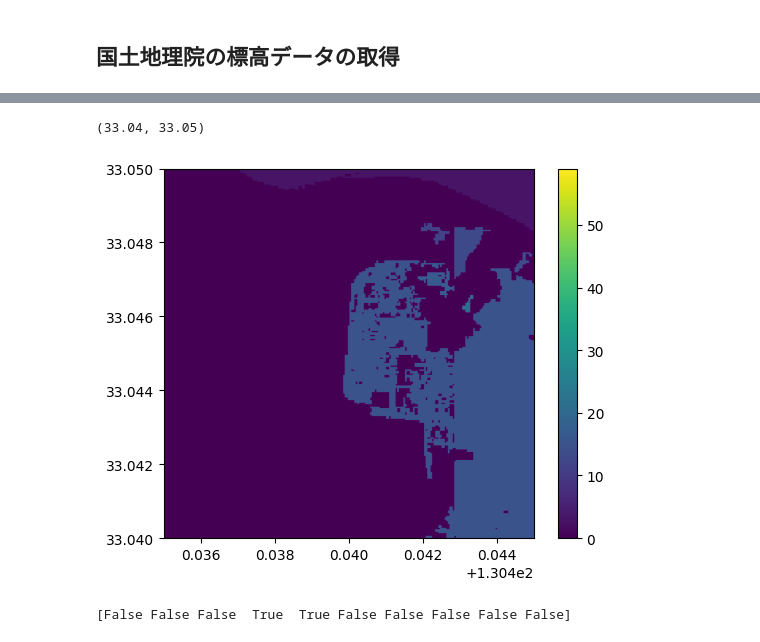
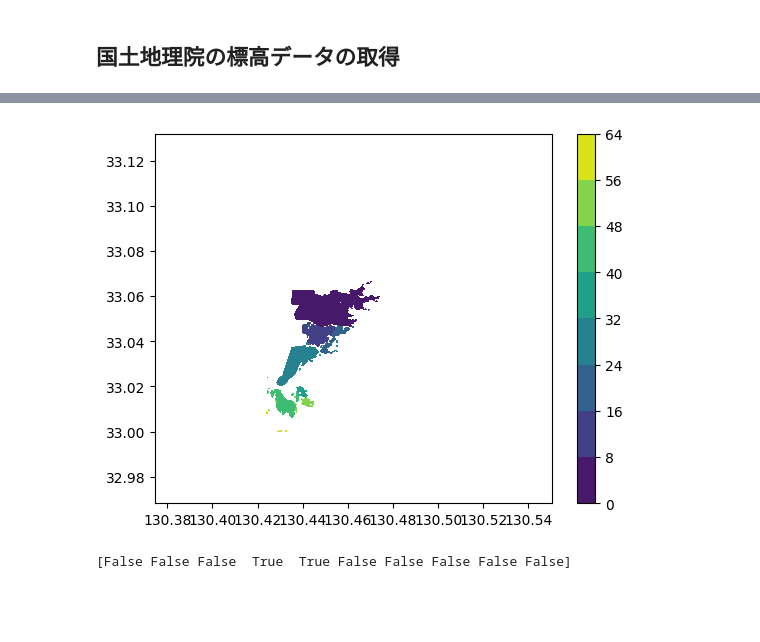
Before and after one commit to eukarya-inc/plateau-2023-uc01-satellite-analytics, a Jupyter notebook: PLATEAU-FloodSAR/s1-s3_GIAJ_FloodArea_Raster.ipynb, the cells around one changed output, grey strips where cells are left out. Saved outputs shown, nothing was run; the diff lists cells and outputs as text; code cells hidden in the pictures; blank space fills up the shorter version.

```diff
--- a/PLATEAU-FloodSAR/s1-s3_GIAJ_FloodArea_Raster.ipynb
+++ b/PLATEAU-FloodSAR/s1-s3_GIAJ_FloodArea_Raster.ipynb
@@ -191,10 +134,0 @@ from skimage import measure
-# %%
-maskmap = np.zeros_like(demmap)
-for ii, mask in enumerate(masks):
-  maskmap[mask] = ii+1
-maskmap[maskmap==0] = np.nan
-maskmap -= 1
-
-binarymap = np.zeros_like(maskmap)
-binarymap[maskmap>=0] = 1
-bndmap = measure.label(binarymap, connectivity=1, background=0)
@@ -204,0 +172,7 @@ print(np.max(bndmap))
+# %%
+ax = plt.subplot()
+bndcp = np.array(binarymap, dtype=float)
+#bndcp[bndcp==0.0] = np.nan
+img = plt.contourf(lons,lats,bndcp)#,extent=[minx, maxx, miny, maxy])
+plt.colorbar()
+ax.axis('equal')
@@ -205,17 +184,19 @@ print(np.max(bndmap))
 # %%
-ax = plt.subplot()
-bndcp = np.array(bndmap, dtype=float)
-#bndcp[bndcp==0.0] = np.nan
-img = plt.imshow(bndcp,extent=[minx, maxx, miny, maxy])
-plt.colorbar()
-#ax.set_xlim([130.41, 130.48])
-#ax.set_ylim([33.00, 33.07])
+if True: #flg_display:
+  ax = plt.subplot()
+  bndcp = np.array(bndmap, dtype=float)
+  bndcp[bndcp==0.0] = np.nan
+  #img = plt.imshow(bndcp,extent=[minx, maxx, miny, maxy])
+  img = plt.contourf(lons,lats,bndcp)
+  plt.colorbar()
+  ax.axis('equal')
+  #ax.set_xlim([130.41, 130.48])
+  #ax.set_ylim([33.00, 33.07])
 
-ax.set_xlim([130.435, 130.445])
-ax.set_ylim([33.04, 33.05])
+  #ax.set_xlim([130.435, 130.445])
+  #ax.set_ylim([33.04, 33.05])
 # %% [output]
-(33.04, 33.05)
-[figure, old version]
+[figure, new version]
 # %%
 print( np.logical_and(2<np.arange(10), np.arange(10) < 5))
 # %% [output]
```
Also changed, not shown: parts of 29 cells of this notebook, 8 other files.
